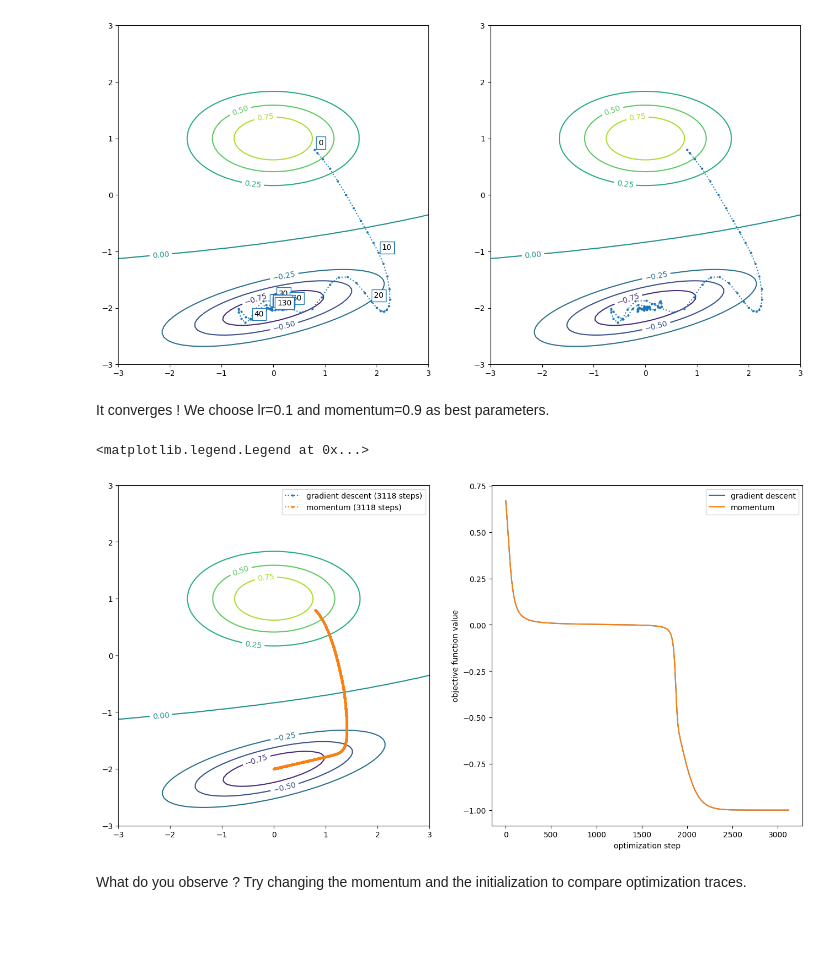
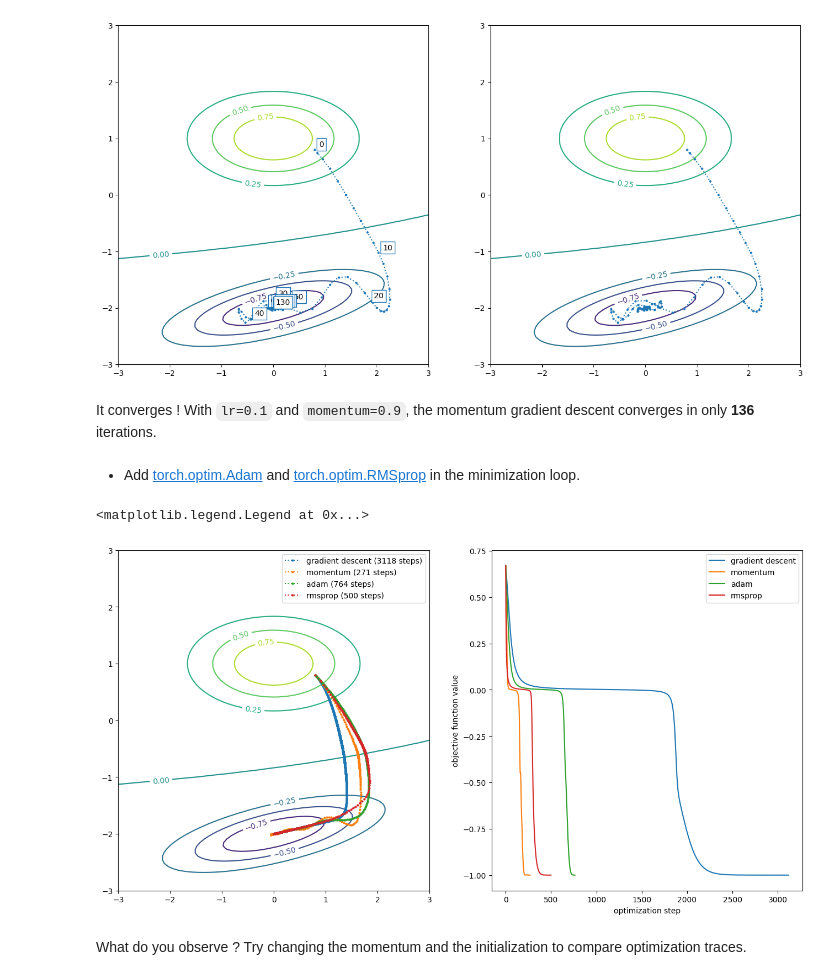
Before and after one commit to theodruilhe/OptimizationDeepLearning, a Jupyter notebook: projet_notebook.ipynb, the cells around one changed output. Cells and saved outputs as stored; diff of their text form; code cells hidden in the pictures; blank space fills up the shorter version.

```diff
--- a/projet_notebook.ipynb
+++ b/projet_notebook.ipynb
@@ -801,49 +810,51 @@ plot_trace(iterate_rec_t, ax2, label='gradient_descent', tags=False)
 # %% [output]
 [figure]
 # %% [markdown]
-It converges ! We choose lr=0.1 and momentum=0.9 as best parameters.
+It converges ! With `lr=0.1` and `momentum=0.9`, the momentum gradient descent converges in only **136** iterations.
+# %% [markdown]
+- Add [torch.optim.Adam](http://pytorch.org/docs/main/generated/torch.optim.Adam.html#torch.optim.Adam) and [torch.optim.RMSprop](https://pytorch.org/docs/stable/generated/torch.optim.RMSprop.html) in the minimization loop.
 # %%
 lr = 0.01
 init = torch.FloatTensor([0.8, 0.8])
 
 # Gradient Descent
 optimizer = GradientDescent([init.clone().requires_grad_()], lr=lr)
 iterate_rec_gd = minimize(f, optimizer)
 
 # Momentum
-optimizer = MomentumGradientDescent([init.clone().requires_grad_()],
-                                    lr=lr, momentum=0.0)
-iterate_rec_mom = minimize(f, optimizer)
+optimizer_mom = MomentumGradientDescent([init.clone().requires_grad_()],
+                                    lr=lr)
+iterate_rec_mom = minimize(f, optimizer_mom)
 
+# Adam
+optimizer_adam = torch.optim.Adam([init.clone().requires_grad_()], lr=lr)
+iterate_rec_adam = minimize(f, optimizer_adam)
 
-#optimizer_adam = # TODO
-#iterate_rec_adam = minimize(f, optimizer_adam)
-
-
-#optimizer_rmsprop = # TODO
-#iterate_rec_rmsprop = minimize(f, optimizer_rmsprop)
+# RMSprop
+optimizer_rmsprop = torch.optim.RMSprop([init.clone().requires_grad_()], lr=lr)
+iterate_rec_rmsprop = minimize(f, optimizer_rmsprop)
 
 # Plotting
 fig, (ax0, ax1) = plt.subplots(ncols=2, figsize=(16, 8))
 
 # Plot the function and the optimization paths
 plot_function(f, ax0)
 plot_trace(iterate_rec_gd, ax0, label='gradient descent', tags=False)
 plot_trace(iterate_rec_mom, ax0, label='momentum', tags=False)
-#plot_trace(iterate_rec_adam, ax0, label='adam', tags=False)
-#plot_trace(iterate_rec_rmsprop, ax0, label='rmsprop', tags=False)
+plot_trace(iterate_rec_adam, ax0, label='adam', tags=False)
+plot_trace(iterate_rec_rmsprop, ax0, label='rmsprop', tags=False)
 ax0.legend()
 
 # Plot the objective function value over optimization steps
 ax1.plot([f(x).item() for x in iterate_rec_gd], label='gradient descent')
 ax1.plot([f(x).item() for x in iterate_rec_mom], label='momentum')
-#ax1.plot([f(x).item() for x in iterate_rec_adam], label='adam')
-#ax1.plot([f(x).item() for x in iterate_rec_rmsprop], label='rmsprop')
+ax1.plot([f(x).item() for x in iterate_rec_adam], label='adam')
+ax1.plot([f(x).item() for x in iterate_rec_rmsprop], label='rmsprop')
 ax1.set_xlabel('optimization step')
 ax1.set_ylabel('objective function value')
 ax1.legend()
 # %% [output]
 <matplotlib.legend.Legend at 0x...>
-[figure, old version]
+[figure, new version]
 # %% [markdown]
 What do you observe ? Try changing the momentum and the initialization to compare optimization traces.
```
Also changed, not shown: parts of 20 cells of this notebook.
